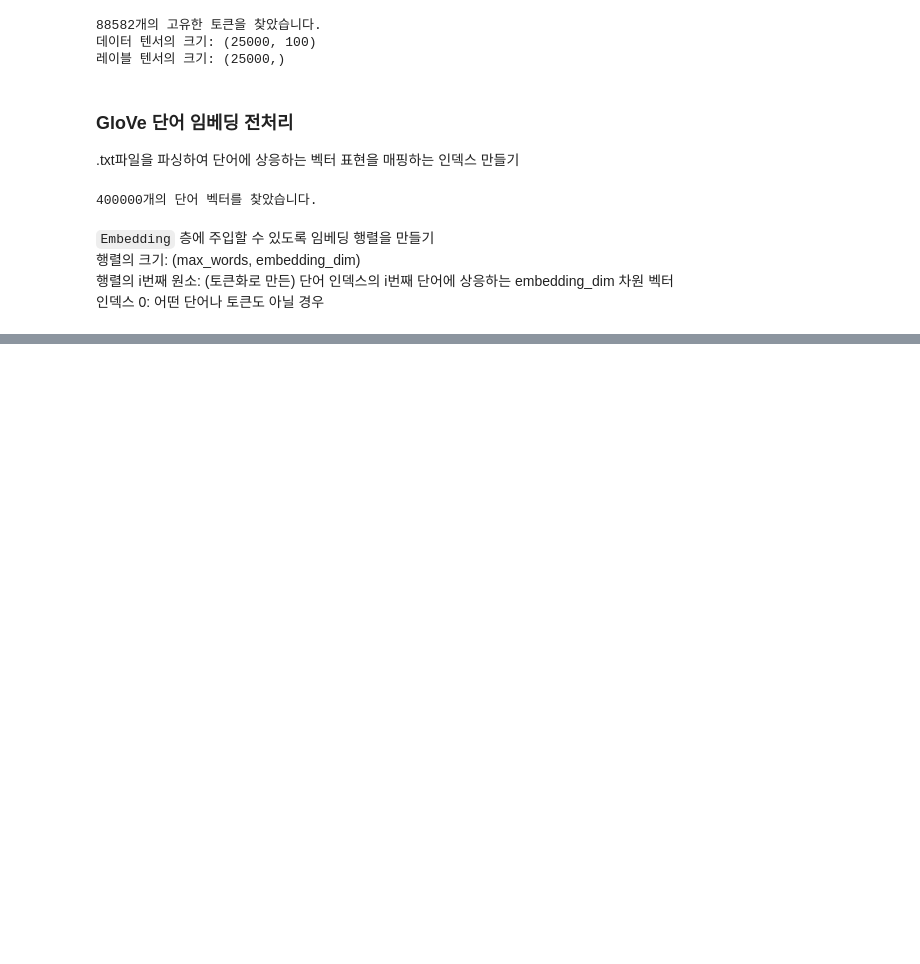
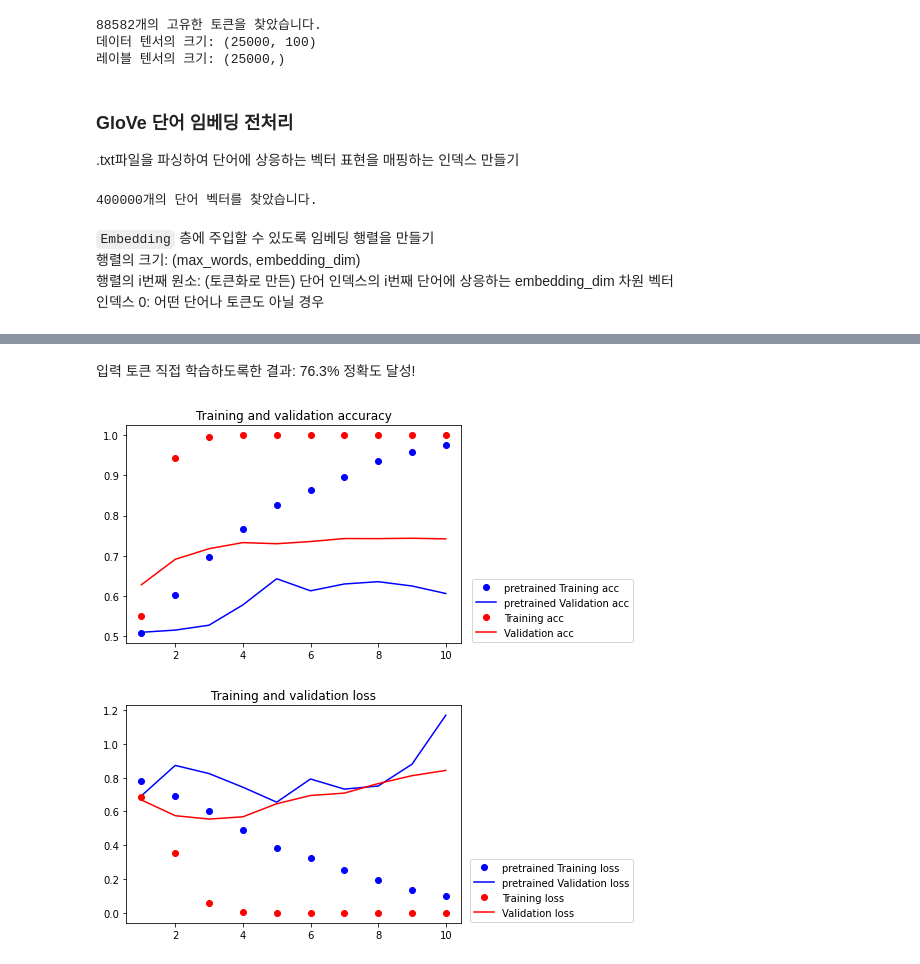
Before and after one commit to youngeun1207/keras, a Jupyter notebook: RNN_exr/word_embedding.ipynb, the cells around one changed output, grey strips where cells are left out. Cells and saved outputs as stored; diff of their text form; code cells hidden in the pictures; blank space fills up the shorter version.

```diff
--- a/RNN_exr/word_embedding.ipynb
+++ b/RNN_exr/word_embedding.ipynb
@@ -207,0 +519,20 @@ for word, i in word_index.items():
+# %%
+# 사전 훈련된 단어 임베딩 사용하지 않기!
+# 입력 토큰 학습하도록..
+from keras.models import Sequential
+from keras.layers import Embedding, Flatten, Dense
+
+model2 = Sequential()
+model2.add(Embedding(max_words, embedding_dim, input_length=maxlen))
+model2.add(Flatten())
+model2.add(Dense(32, activation='relu'))
+model2.add(Dense(1, activation='sigmoid'))
+model2.summary()
+
+model2.compile(optimizer='rmsprop',
+              loss='binary_crossentropy',
+              metrics=['acc'])
+history2 = model2.fit(x_train, y_train,
+                    epochs=10,
+                    batch_size=32,
+                    validation_data=(x_val, y_val))
@@ -207,0 +584,37 @@ for word, i in word_index.items():
+# %% [markdown]
+입력 토큰 직접 학습하도록한 결과: 76.3% 정확도 달성!
+# %%
+import matplotlib.pyplot as plt
+
+acc1 = history1.history['acc']
+val_acc1 = history1.history['val_acc']
+loss1 = history1.history['loss']
+val_loss1 = history1.history['val_loss']
+
+acc2 = history2.history['acc']
+val_acc2 = history2.history['val_acc']
+loss2 = history2.history['loss']
+val_loss2 = history2.history['val_loss']
+
+epochs = range(1, len(acc) + 1)
+
+plt.plot(epochs, acc1, 'bo', label='pretrained Training acc')
+plt.plot(epochs, val_acc1, 'b', label='pretrained Validation acc')
+plt.plot(epochs, acc2, 'ro', label='Training acc')
+plt.plot(epochs, val_acc2, 'r', label='Validation acc')
+plt.title('Training and validation accuracy')
+plt.legend( ncol=1, loc='center right', bbox_to_anchor=(1.53,0.15), scatterpoints=1)
+
+plt.figure()
+
+plt.plot(epochs, loss1, 'bo', label='pretrained Training loss')
+plt.plot(epochs, val_loss1, 'b', label='pretrained Validation loss')
+plt.plot(epochs, loss2, 'ro', label='Training loss')
+plt.plot(epochs, val_loss2, 'r', label='Validation loss')
+plt.title('Training and validation loss')
+plt.legend( ncol=1, loc='center right', bbox_to_anchor=(1.53,0.15), scatterpoints=1)
+
+plt.show()
+# %% [output]
+[figure, added]
+[figure, added]
```
Also changed, not shown: parts of 26 cells of this notebook.
